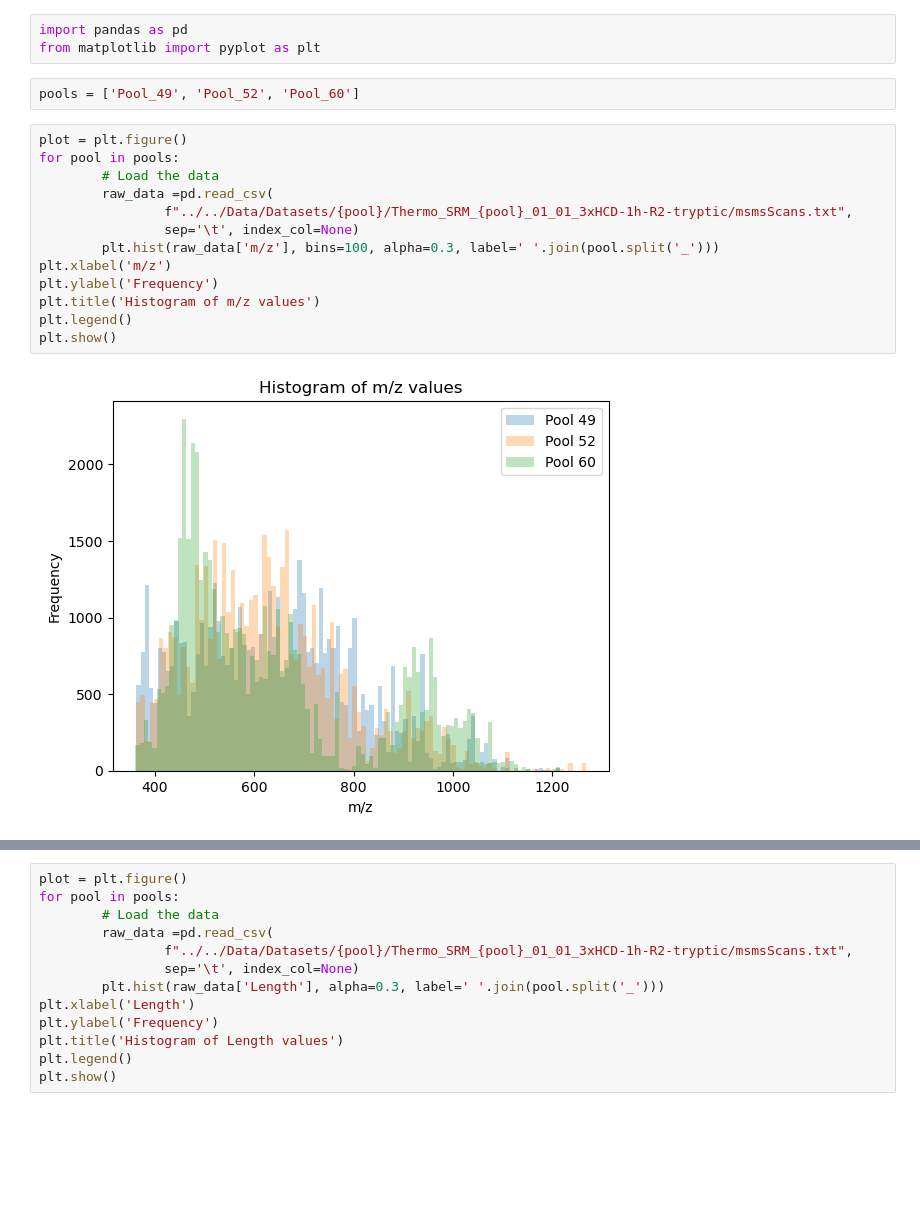
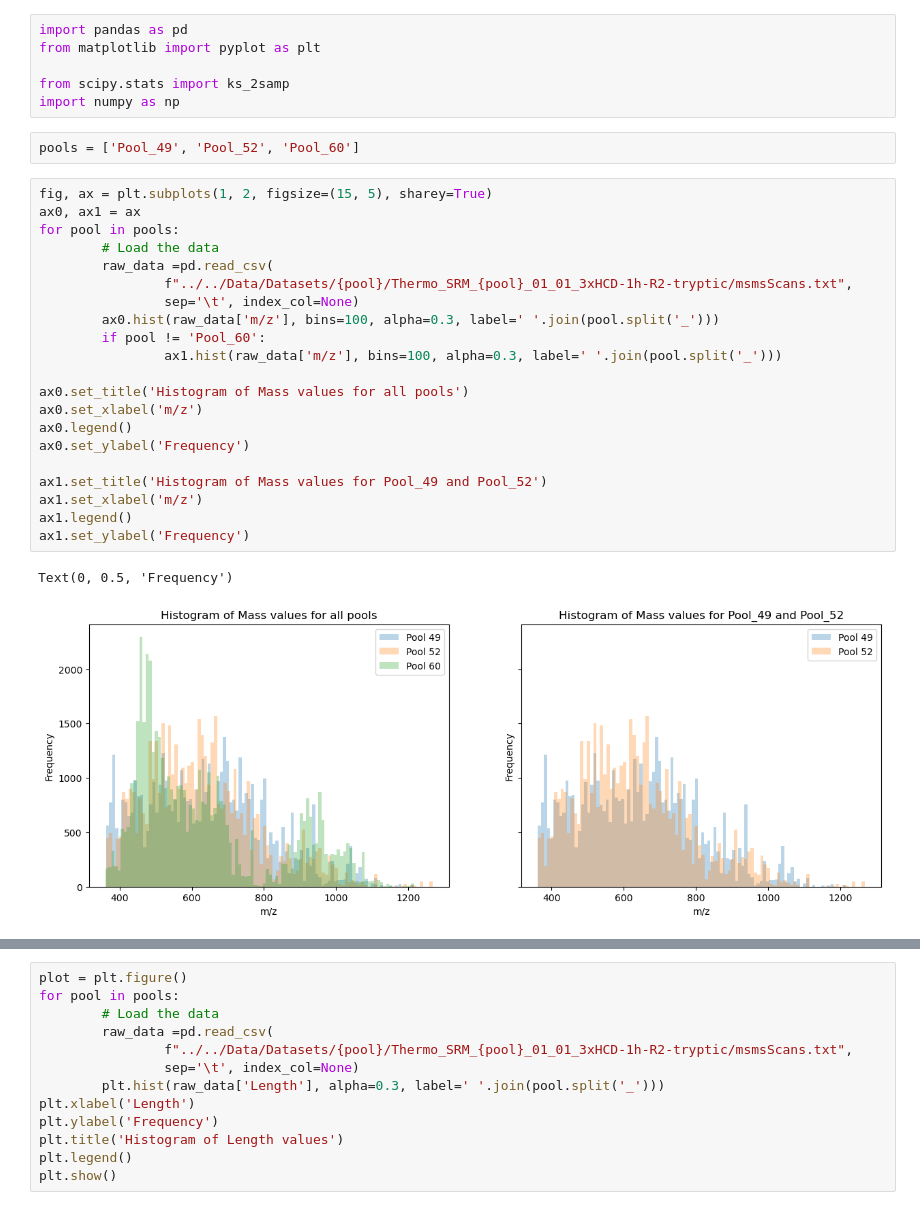
Before and after one commit to LukasStonie/PeptideDeNovoSequencing, a Jupyter notebook: Pipeline/Analysis/DistributionPool.ipynb, the cells around one changed output, grey strips where cells are left out. Saved outputs shown, nothing was run; the diff lists cells and outputs as text; blank space fills up the shorter version.

```diff
--- a/Pipeline/Analysis/DistributionPool.ipynb
+++ b/Pipeline/Analysis/DistributionPool.ipynb
@@ -1,21 +1,33 @@
 # %%
 import pandas as pd
 from matplotlib import pyplot as plt
+
+from scipy.stats import ks_2samp
+import numpy as np
 # %%
 pools = ['Pool_49', 'Pool_52', 'Pool_60']
 # %%
-plot = plt.figure()
+fig, ax = plt.subplots(1, 2, figsize=(15, 5), sharey=True)
+ax0, ax1 = ax
 for pool in pools:
         # Load the data
         raw_data =pd.read_csv(
                 f"../../Data/Datasets/{pool}/Thermo_SRM_{pool}_01_01_3xHCD-1h-R2-tryptic/msmsScans.txt",
                 sep='\t', index_col=None)
-        plt.hist(raw_data['m/z'], bins=100, alpha=0.3, label=' '.join(pool.split('_')))
-plt.xlabel('m/z')
-plt.ylabel('Frequency')
-plt.title('Histogram of m/z values')
-plt.legend()
-plt.show()
+        ax0.hist(raw_data['m/z'], bins=100, alpha=0.3, label=' '.join(pool.split('_')))
+        if pool != 'Pool_60':
+                ax1.hist(raw_data['m/z'], bins=100, alpha=0.3, label=' '.join(pool.split('_')))
+
+ax0.set_title('Histogram of Mass values for all pools')
+ax0.set_xlabel('m/z')
+ax0.legend()
+ax0.set_ylabel('Frequency')
+
+ax1.set_title('Histogram of Mass values for Pool_49 and Pool_52')
+ax1.set_xlabel('m/z')
+ax1.legend()
+ax1.set_ylabel('Frequency')
 # %% [output]
+Text(0, 0.5, 'Frequency')
-[figure, old version]
+[figure, new version]
 # %%
```
Also changed, not shown: parts of 3 cells of this notebook, 18 other files.
